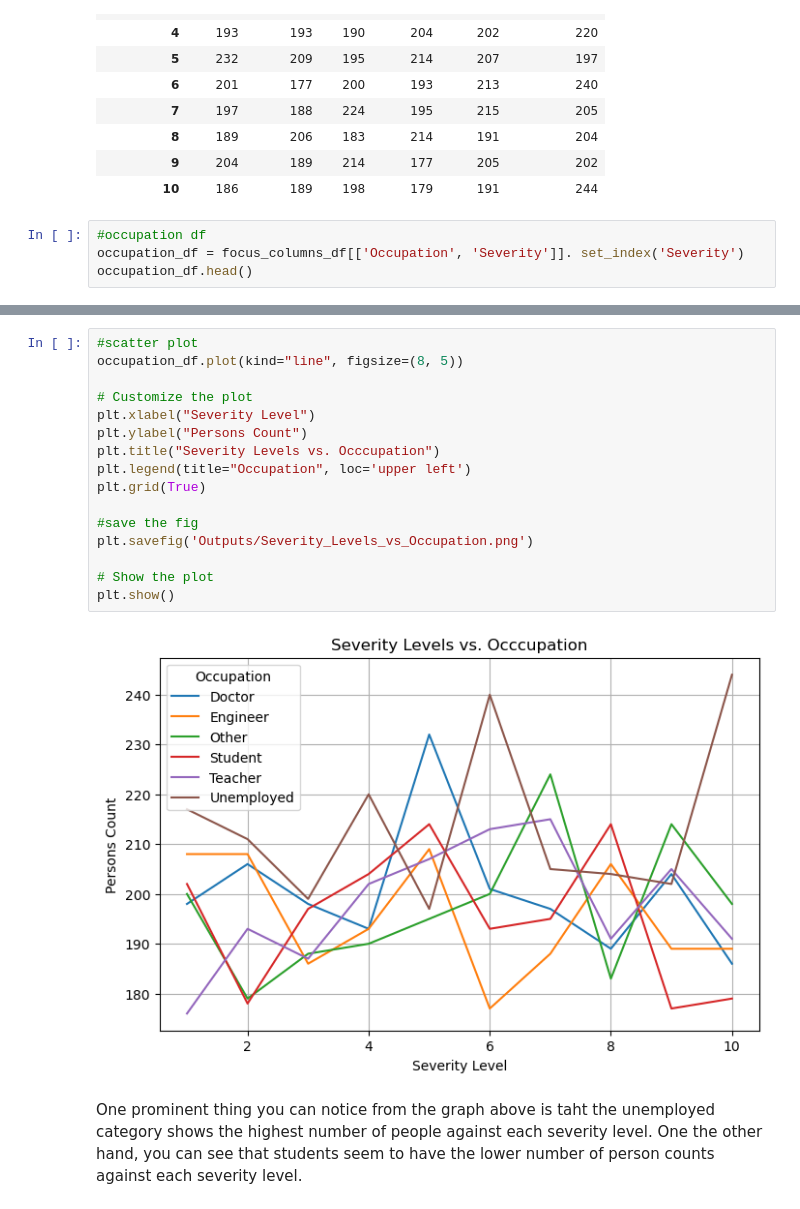
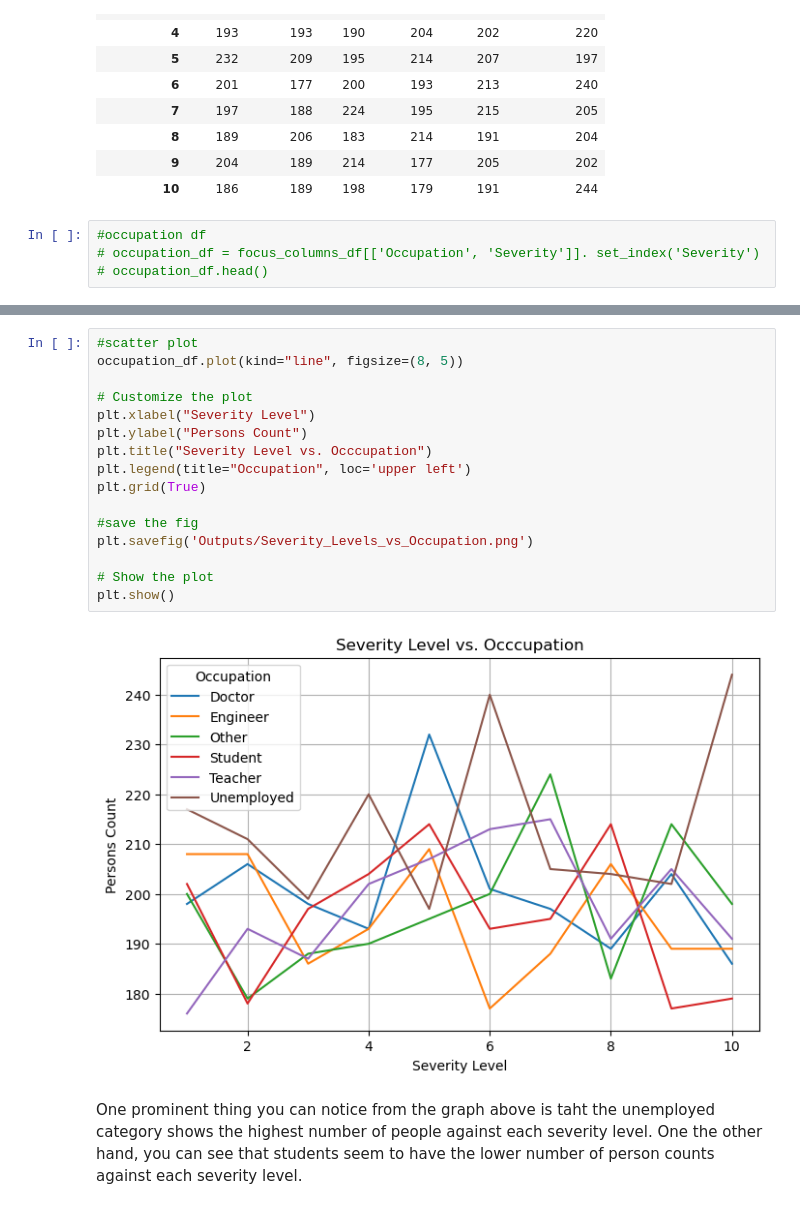
Before and after one commit to mopfun/2025-Project1-Group4, a Jupyter notebook: main.ipynb, the cells around one changed output, grey strips where cells are left out. Saved outputs shown, nothing was run; the diff lists cells and outputs as text.

```diff
--- a/main.ipynb
+++ b/main.ipynb
@@ -543,5 +543,5 @@ occupation_df
 | 10 | 186 | 189 | 198 | 179 | 191 | 244 |
 # %%
 #occupation df
-occupation_df = focus_columns_df[['Occupation', 'Severity']]. set_index('Severity')
-occupation_df.head()
+# occupation_df = focus_columns_df[['Occupation', 'Severity']]. set_index('Severity')
+# occupation_df.head()
@@ -556,21 +548,21 @@ occupation_df.head()
 # %%
 #scatter plot
 occupation_df.plot(kind="line", figsize=(8, 5))
 
 # Customize the plot
 plt.xlabel("Severity Level")
 plt.ylabel("Persons Count")
-plt.title("Severity Levels vs. Occcupation")
+plt.title("Severity Level vs. Occcupation")
 plt.legend(title="Occupation", loc='upper left')
 plt.grid(True)
 
 #save the fig
 plt.savefig('Outputs/Severity_Levels_vs_Occupation.png')
 
 # Show the plot
 plt.show()
 # %% [output]
-[figure, old version]
+[figure, new version]
 # %% [markdown]
 One prominent thing you can notice from the graph above is taht the unemployed category shows the highest number of people against each severity level. One the other hand, you can see that students seem to have the lower number of person counts against each severity level.
 # %% [markdown]
```
Also changed, not shown: parts of 2 cells of this notebook, 2 other files.
